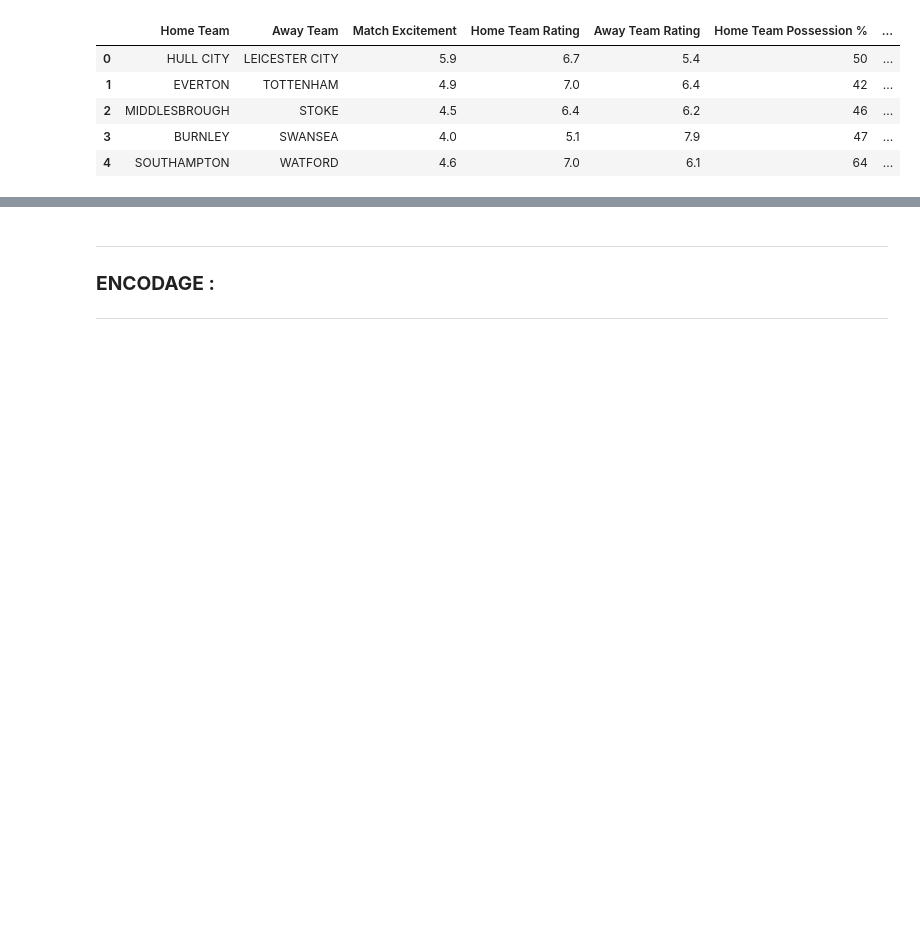
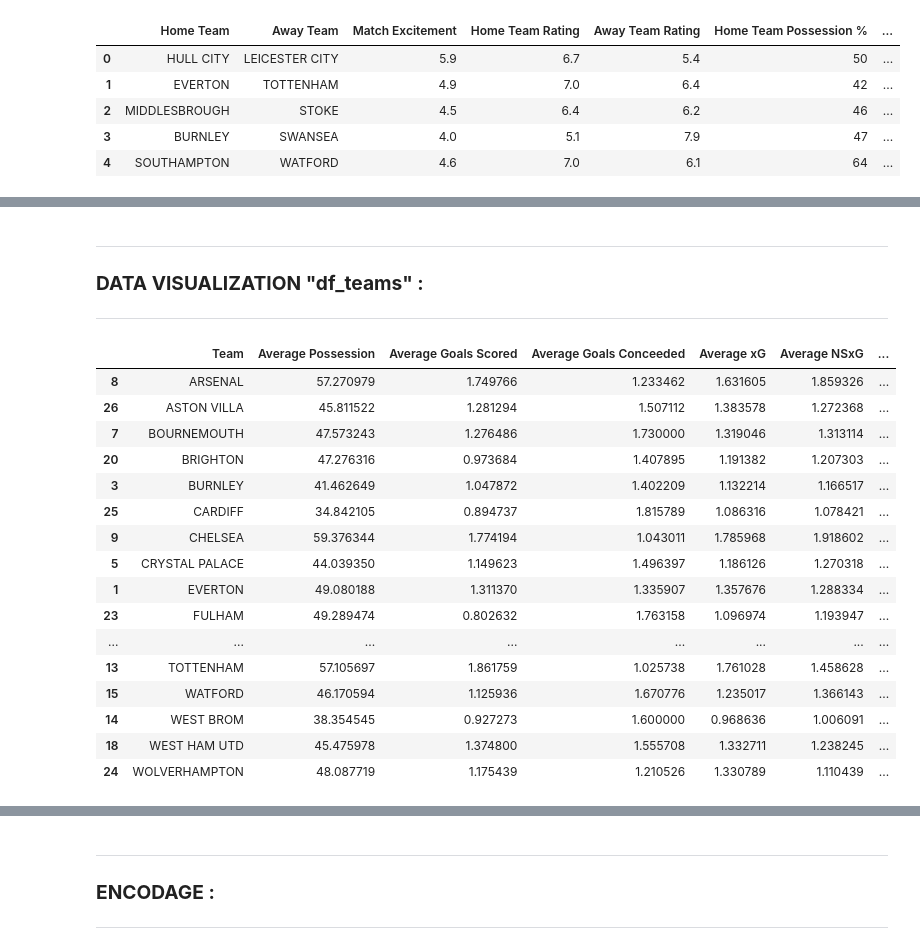
Before and after one commit to SamSamV/Predictions_Match_Outcome, a Jupyter notebook: toma.ipynb, the cells around one changed output, grey strips where cells are left out. Saved outputs shown, nothing was run; the diff lists cells and outputs as text; code cells hidden in the pictures; blank space fills up the shorter version.

```diff
--- a/toma.ipynb
+++ b/toma.ipynb
@@ -207,0 +211,43 @@ df.head()
+# %%
+#on copie de df pour faire un autre pour chaque équipe
+df_matches = df
+df_teams = pd.DataFrame()
+
+for team in df_matches["Home Team"].unique(): # on boucle sur chaque équipe unique
+
+    df_current_team = pd.DataFrame()  # on prend un nouveau DataFrame pour l'équipe courante de la boucle
+
+    df_home_matches = df_matches[df_matches["Home Team"] == team] # match à domicile de l'équipe courante
+    df_away_matches = df_matches[df_matches["Away Team"] == team] # match à l'exterieur de l'équipe courante
+    df_all_matches = pd.concat([df_home_matches, df_away_matches]) # on assemble pour avoir tous les matchs de l'équipe courante
+
+    df_current_team["Team"] = [team]
+    # on crée une colonne average pour chaque features (*)
+    average_possession = (df_home_matches["Home Team Possession %"].mean() + df_away_matches["Away Team Possession %"].mean()) / 2
+    df_current_team["Average Possession"] = average_possession
+
+    # Features à calculer la moyenne pour chaque équipe
+    featuresHA = ["Goals Scored", "Goals Conceeded", "xG", "NSxG", "Total Shots", "Off Target Shots", "On Target Shots", "Blocked Shots", "Pass Success %",
+            "Corners", "Throw Ins", "Aerials Won", "Clearances",
+            "Fouls", "Yellow Cards", "Second Yellow Cards", "Red Cards", "Throw Ins", "Importance", "ProjScore", "AdjScore", "SPI Rate", "ProbWin"]
+
+    # on repete le processus (*) pour chaque feature de type ("Home Team" ou "Away Team")
+    for feature in featuresHA:
+        home_feature_mean = df_home_matches["Home Team " + feature].mean()  # moyenne pour les matchs à domicile
+        away_feature_mean = df_away_matches["Away Team " + feature].mean()  # moyenne pour les matchs à l'extérieur
+
+        avg_feature = (home_feature_mean + away_feature_mean) / 2 # moyenne pour tous les matchs
+        df_current_team["Average " + feature] = avg_feature
+
+    # on fait la même chose pour les issues de match et la différence de buts
+    features = ["Match Outcome", "Score Difference"]
+
+    for feature in features:
+
+        home_feature_mean = df_home_matches[feature].mean()  # moyenne pour les matchs à domicile
+        away_feature_mean = df_away_matches[feature].mean()  # moyenne pour les matchs à l'extérieur
+
+        avg_feature = (home_feature_mean - away_feature_mean) / 2 # moyenne pour tous les matchs (on fait bien - pour inverser les -1 des victoires à l'extérieur)
+        df_current_team["Average " + feature] = avg_feature
+
+    df_teams = pd.concat([df_teams, df_current_team], ignore_index=True) # on ajoute la ligne pour l'équipe courante au DF de toutes les équipes
@@ -207,0 +266,24 @@ df.head()
+# %% [markdown]
+***
+### **DATA VISUALIZATION "df_teams" :** ###
+***
+# %%
+df_teams.sort_values("Team")
+# %% [output]
+|  | Team | Average Possession | Average Goals Scored | Average Goals Conceeded | Average xG | Average NSxG | ... |
+| 8 | ARSENAL | 57.270979 | 1.749766 | 1.233462 | 1.631605 | 1.859326 | ... |
+| 26 | ASTON VILLA | 45.811522 | 1.281294 | 1.507112 | 1.383578 | 1.272368 | ... |
+| 7 | BOURNEMOUTH | 47.573243 | 1.276486 | 1.730000 | 1.319046 | 1.313114 | ... |
+| 20 | BRIGHTON | 47.276316 | 0.973684 | 1.407895 | 1.191382 | 1.207303 | ... |
+| 3 | BURNLEY | 41.462649 | 1.047872 | 1.402209 | 1.132214 | 1.166517 | ... |
+| 25 | CARDIFF | 34.842105 | 0.894737 | 1.815789 | 1.086316 | 1.078421 | ... |
+| 9 | CHELSEA | 59.376344 | 1.774194 | 1.043011 | 1.785968 | 1.918602 | ... |
+| 5 | CRYSTAL PALACE | 44.039350 | 1.149623 | 1.496397 | 1.186126 | 1.270318 | ... |
+| 1 | EVERTON | 49.080188 | 1.311370 | 1.335907 | 1.357676 | 1.288334 | ... |
+| 23 | FULHAM | 49.289474 | 0.802632 | 1.763158 | 1.096974 | 1.193947 | ... |
+| ... | ... | ... | ... | ... | ... | ... | ... |
+| 13 | TOTTENHAM | 57.105697 | 1.861759 | 1.025738 | 1.761028 | 1.458628 | ... |
+| 15 | WATFORD | 46.170594 | 1.125936 | 1.670776 | 1.235017 | 1.366143 | ... |
+| 14 | WEST BROM | 38.354545 | 0.927273 | 1.600000 | 0.968636 | 1.006091 | ... |
+| 18 | WEST HAM UTD | 45.475978 | 1.374800 | 1.555708 | 1.332711 | 1.238245 | ... |
+| 24 | WOLVERHAMPTON | 48.087719 | 1.175439 | 1.210526 | 1.330789 | 1.110439 | ... |
```
Also changed, not shown: parts of 19 cells of this notebook, 1 other file.
